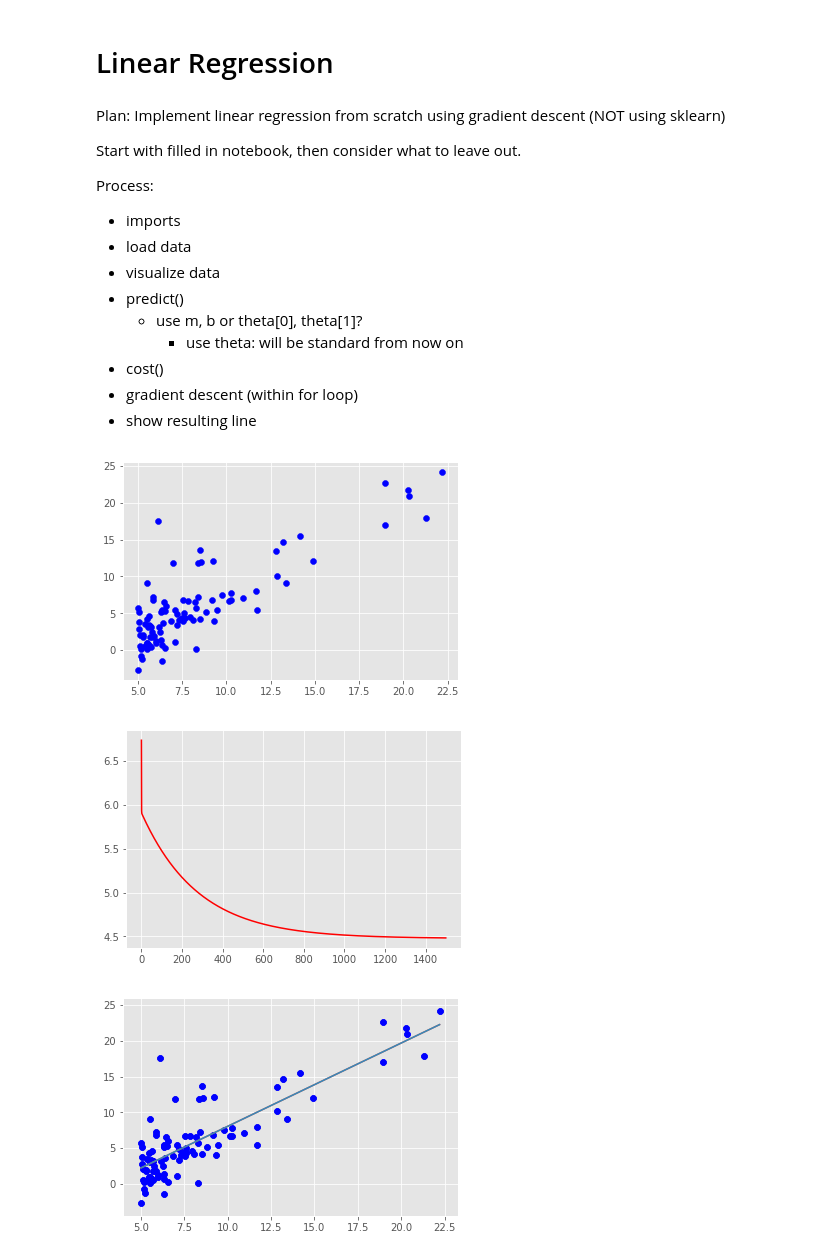
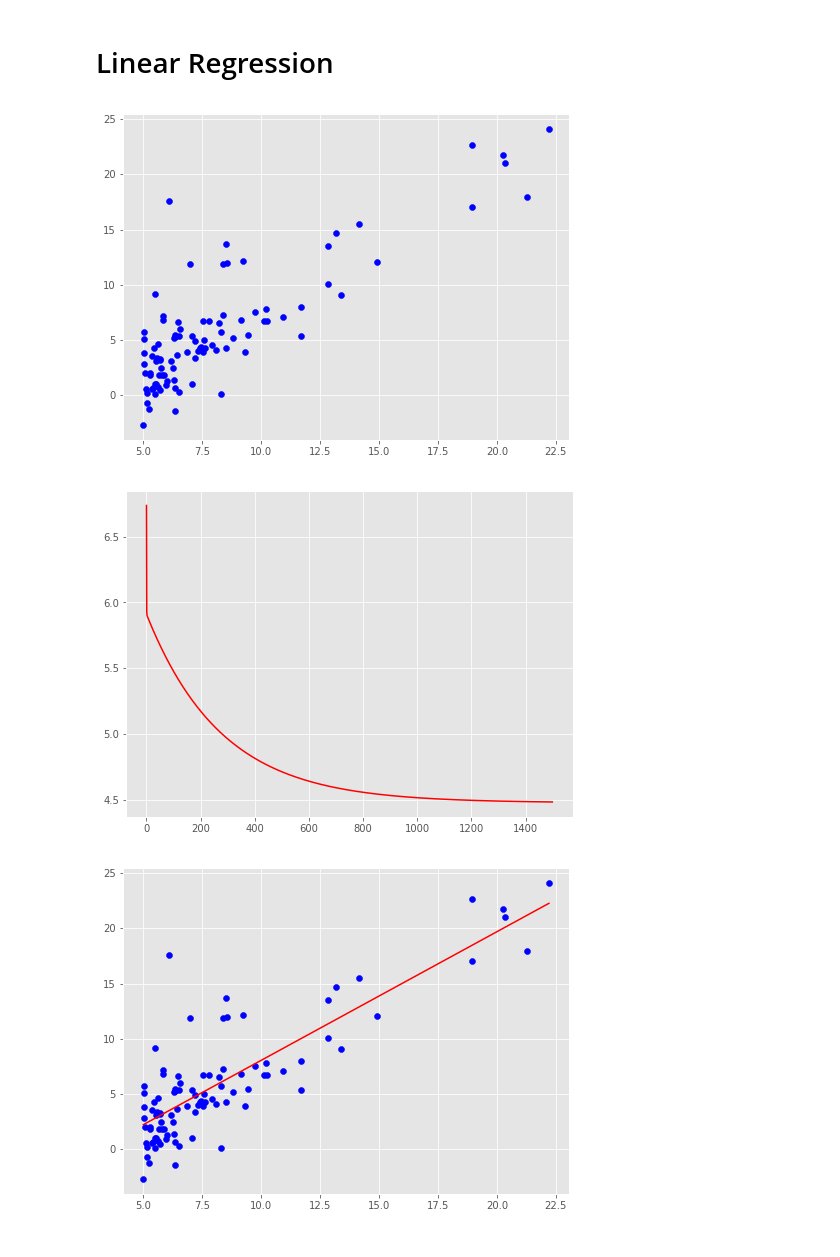
Before and after one commit to neil-ash/Workshops, a Jupyter notebook: Linear_Regression.ipynb, the cells around one changed output. Saved outputs shown, nothing was run; the diff lists cells and outputs as text; code cells hidden in the pictures.

```diff
--- a/Linear_Regression.ipynb
+++ b/Linear_Regression.ipynb
@@ -1,26 +1,12 @@
 # %% [markdown]
 # Linear Regression
-# %% [markdown]
-Plan: Implement linear regression from scratch using gradient descent (NOT using sklearn)
-
-Start with filled in notebook, then consider what to leave out.
-
-Process:
-- imports
-- load data
-- visualize data
-- predict()
-    - use m, b or theta[0], theta[1]?
-        - use theta: will be standard from now on
-- cost()
-- gradient descent (within for loop)
-- show resulting line
 # %%
 # imports
 import numpy as np
 import pandas as pd
 import matplotlib.pyplot as plt
 from matplotlib import style; style.use('ggplot')
+plt.rcParams['figure.figsize'] = [8, 6]
 # %%
 # load data
 data = pd.read_csv('linear_regression_data.csv')
@@ -34,7 +20,7 @@ m = y.size
 plt.scatter(X, y, color='blue')
 plt.show()
 # %% [output]
-[figure, old version]
+[figure, new version]
 # %%
 # add column of ones to X to account for y-intercept
 X = np.hstack((np.ones((m, 1)),
@@ -71,15 +57,15 @@ for i in range(num_iterations):
 plt.plot(cost_ls, color='red')
 plt.show()
 # %% [output]
-[figure, old version]
+[figure, new version]
 # %%
 # create endpoints for plotting
 X_pt = [min(X[:, 1]), max(X[:, 1])]
 y_pt = [min(predict()), max(predict())]
 
 # plot line of best fit, learned through gradient descent
 plt.scatter(X[:, 1], y, color='blue')
-plt.plot(X_pt, y_pt, color='green')
+plt.plot(X_pt, y_pt, color='red')
 plt.show()
 # %% [output]
-[figure, old version]
+[figure, new version]
```
Also changed, not shown: parts of 1 cell of this notebook.
